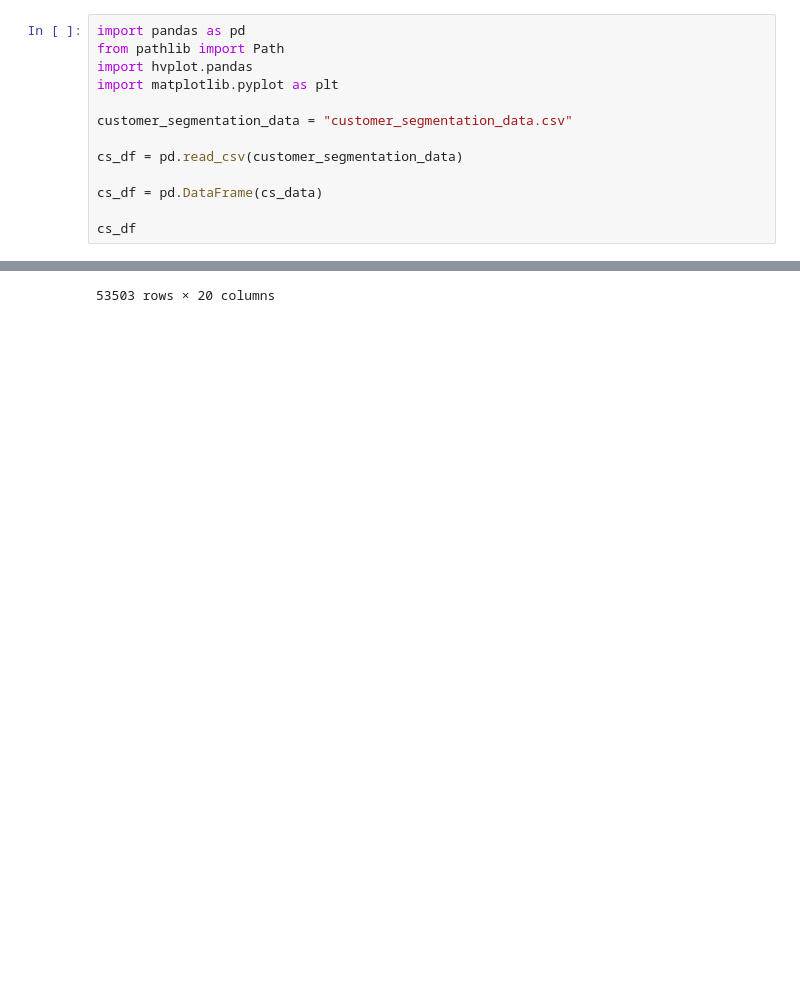
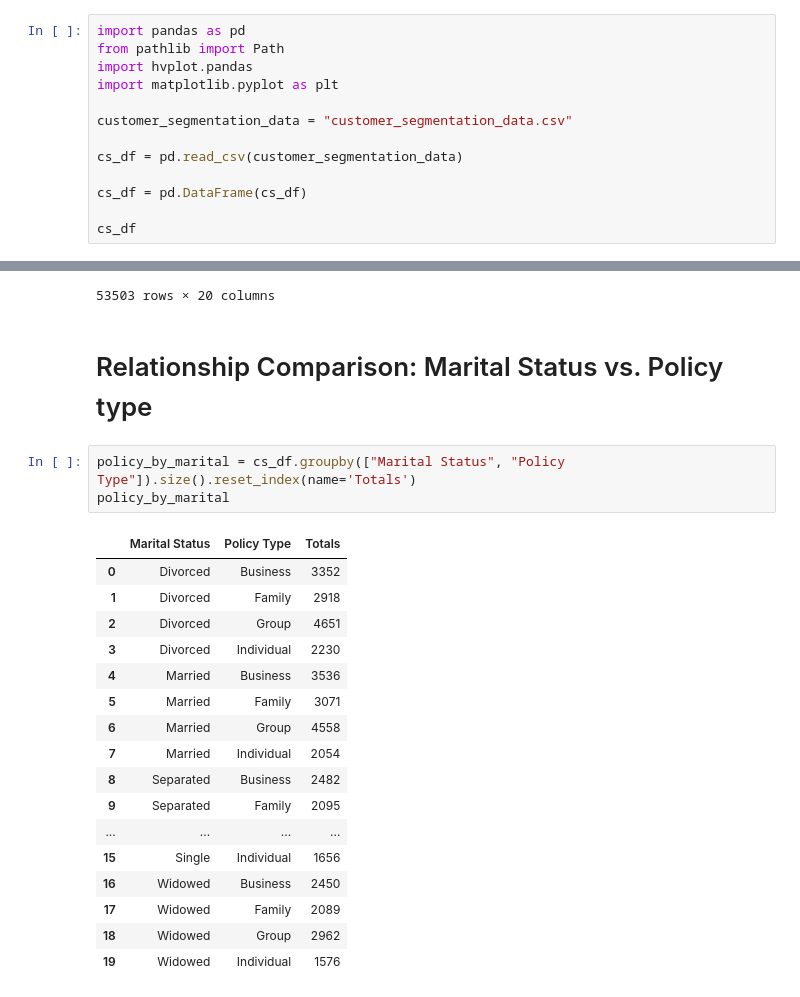
Before and after one commit to cecestreet/UCB-Project-One, a Jupyter notebook: Customer Segmentation Data Analysis.ipynb, the cells around one changed output, grey strips where cells are left out. Drawn from its saved outputs; the diff is of its cells as text; blank space fills up the shorter version.

```diff
--- a/Customer Segmentation Data Analysis.ipynb
+++ b/Customer Segmentation Data Analysis.ipynb
@@ -8,7 +8,7 @@ customer_segmentation_data = "customer_segmentation_data.csv"
 
 cs_df = pd.read_csv(customer_segmentation_data)
 
-cs_df = pd.DataFrame(cs_data)
+cs_df = pd.DataFrame(cs_df)
 
 cs_df
 # %% [output]
@@ -25,3 +25,26 @@ cs_df
 | 53501 | 63136 | 42 | Male | Married | Doctorate | Andhra Pradesh | Artist | ... |
 | 53502 | 62125 | 20 | Male | Divorced | Doctorate | Daman and Diu | Salesperson | ... |
 53503 rows × 20 columns
+# %% [markdown]
+# Relationship Comparison: Marital Status vs. Policy type
+# %%
+policy_by_marital = cs_df.groupby(["Marital Status", "Policy Type"]).size().reset_index(name='Totals')
+policy_by_marital
+# %% [output]
+|  | Marital Status | Policy Type | Totals |
+| 0 | Divorced | Business | 3352 |
+| 1 | Divorced | Family | 2918 |
+| 2 | Divorced | Group | 4651 |
+| 3 | Divorced | Individual | 2230 |
+| 4 | Married | Business | 3536 |
+| 5 | Married | Family | 3071 |
+| 6 | Married | Group | 4558 |
+| 7 | Married | Individual | 2054 |
+| 8 | Separated | Business | 2482 |
+| 9 | Separated | Family | 2095 |
+| ... | ... | ... | ... |
+| 15 | Single | Individual | 1656 |
+| 16 | Widowed | Business | 2450 |
+| 17 | Widowed | Family | 2089 |
+| 18 | Widowed | Group | 2962 |
+| 19 | Widowed | Individual | 1576 |
```
Also changed, not shown: parts of 1 cell of this notebook.
